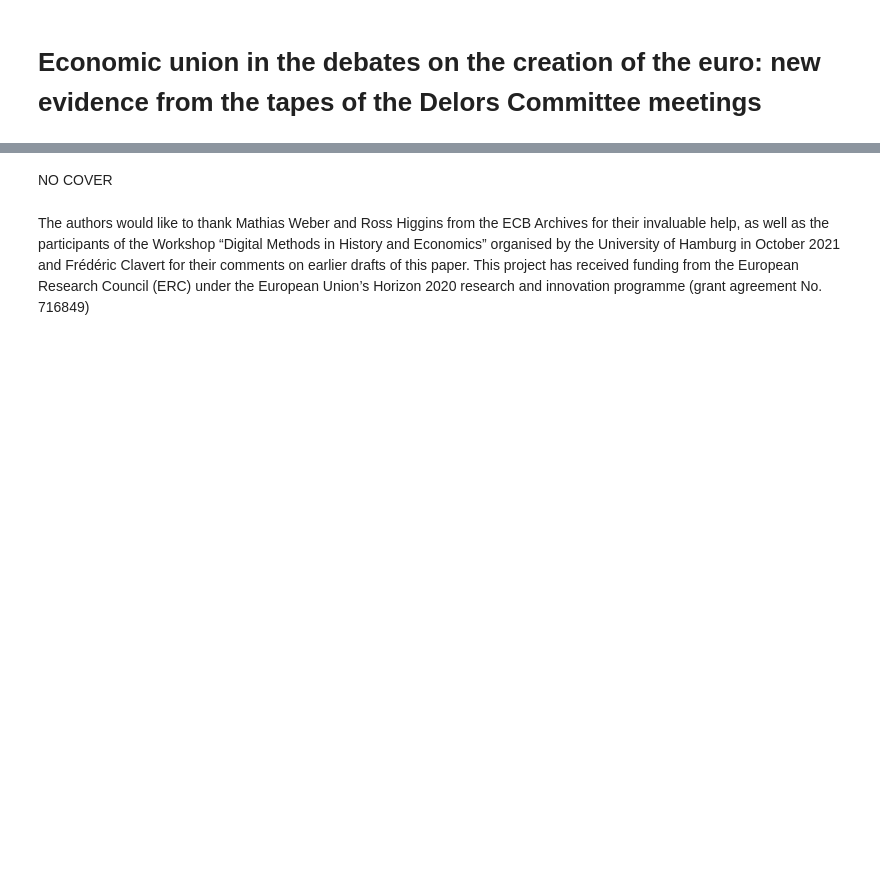
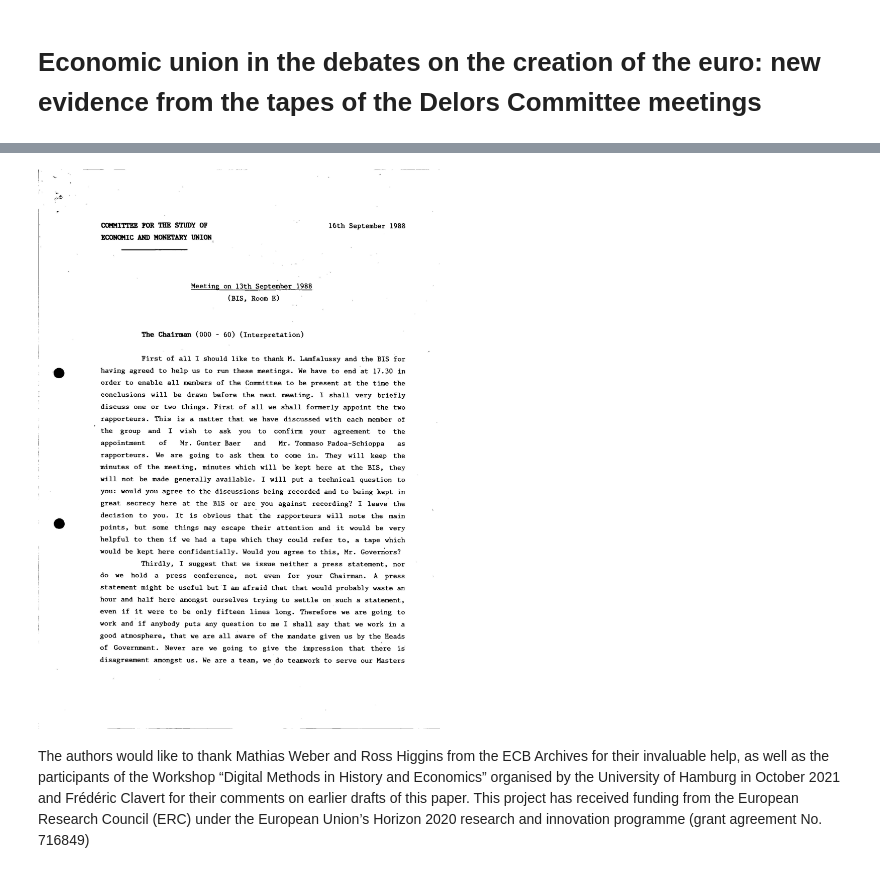
Before and after one commit to jdh-observer/4ZDXFXQwhoA8, a Jupyter notebook: delors_anonymised.ipynb, the cells around one changed output, grey strips where cells are left out. Cells and saved outputs as stored; diff of their text form; code cells hidden in the pictures; blank space fills up the shorter version.

Commit message:
desanonimization / cover / https://github.com/C2DH/jdh-notebook/issues/143

```diff
--- a/delors_anonymised.ipynb
+++ b/delors_anonymised.ipynb
@@ -36,5 +12,8 @@ Required-by:
-# %% [markdown]
-NO COVER
+# %%
+from IPython.display import Image, display
+display(Image("./media/cover.jpg"))
+# %% [output]
+[figure, added]
 # %% [markdown]
 The authors would like to thank Mathias Weber and Ross Higgins from the ECB Archives for their invaluable help, as well as the participants of the Workshop “Digital Methods in History and Economics” organised by the University of Hamburg in October 2021 and Frédéric Clavert for their comments on earlier drafts of this paper. This project has received funding from the European Research Council (ERC) under the European Union’s Horizon 2020 research and innovation programme (grant agreement No. 716849)
 # %% [markdown]
```
Also changed, not shown: parts of 6 cells of this notebook.
